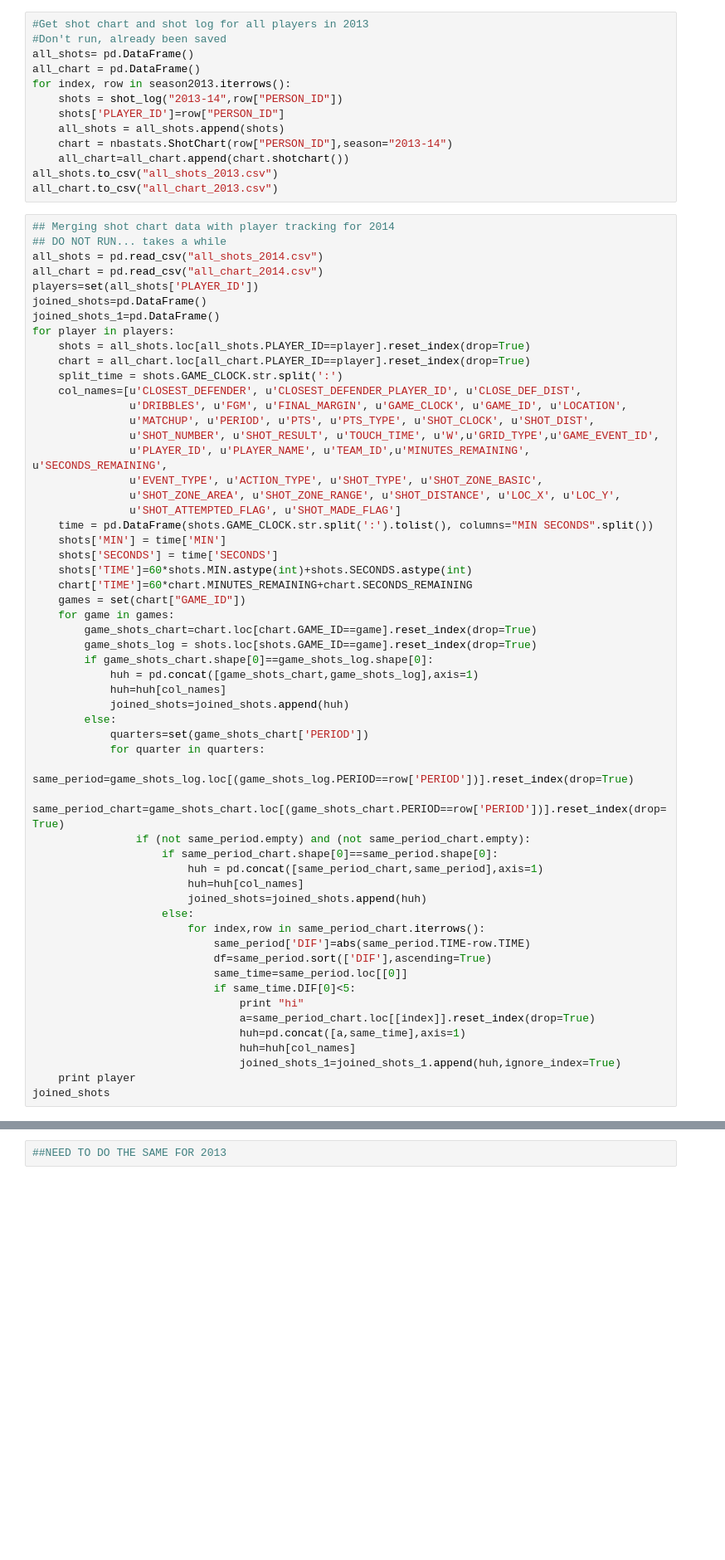
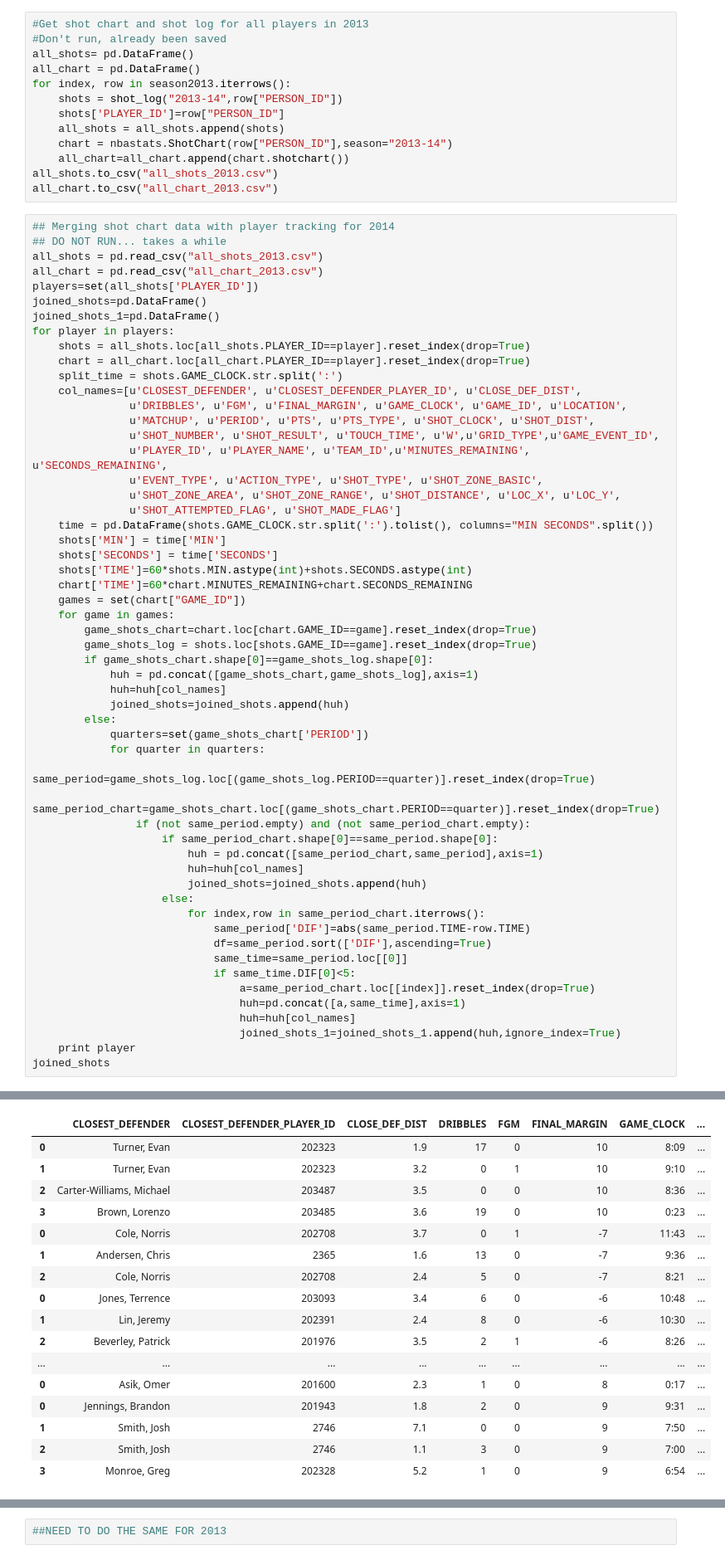
Before and after one commit to hwchase17/sportvu, a Jupyter notebook: SportVu_1.ipynb, the cells around one changed output, grey strips where cells are left out. Shown: that part at 83% size. Saved outputs shown, nothing was run; the diff lists cells and outputs as text; blank space fills up the shorter version.

Commit message:
Updated with 2013 shots

```diff
--- a/SportVu_1.ipynb
+++ b/SportVu_1.ipynb
@@ -95,8 +105,8 @@ all_chart.to_csv("all_chart_2013.csv")
 # %%
 ## Merging shot chart data with player tracking for 2014
 ## DO NOT RUN... takes a while
-all_shots = pd.read_csv("all_shots_2014.csv")
-all_chart = pd.read_csv("all_chart_2014.csv")
+all_shots = pd.read_csv("all_shots_2013.csv")
+all_chart = pd.read_csv("all_chart_2013.csv")
 players=set(all_shots['PLAYER_ID'])
 joined_shots=pd.DataFrame()
 joined_shots_1=pd.DataFrame()
@@ -128,8 +138,8 @@ for player in players:
         else:
             quarters=set(game_shots_chart['PERIOD'])
             for quarter in quarters:
-                same_period=game_shots_log.loc[(game_shots_log.PERIOD==row['PERIOD'])].reset_index(drop=True)
-                same_period_chart=game_shots_chart.loc[(game_shots_chart.PERIOD==row['PERIOD'])].reset_index(drop=True)
+                same_period=game_shots_log.loc[(game_shots_log.PERIOD==quarter)].reset_index(drop=True)
+                same_period_chart=game_shots_chart.loc[(game_shots_chart.PERIOD==quarter)].reset_index(drop=True)
                 if (not same_period.empty) and (not same_period_chart.empty):
                     if same_period_chart.shape[0]==same_period.shape[0]:
                         huh = pd.concat([same_period_chart,same_period],axis=1)
@@ -141,10 +151,10 @@ for player in players:
                             df=same_period.sort(['DIF'],ascending=True)
                             same_time=same_period.loc[[0]]
                             if same_time.DIF[0]<5:
-                                print "hi"
                                 a=same_period_chart.loc[[index]].reset_index(drop=True)
                                 huh=pd.concat([a,same_time],axis=1)
                                 huh=huh[col_names]
                                 joined_shots_1=joined_shots_1.append(huh,ignore_index=True)
     print player
 joined_shots
+# %% [output]
@@ -150,0 +178,17 @@ joined_shots
+|  | CLOSEST_DEFENDER | CLOSEST_DEFENDER_PLAYER_ID | CLOSE_DEF_DIST | DRIBBLES | FGM | FINAL_MARGIN | GAME_CLOCK | ... |
+| 0 | Turner, Evan | 202323 | 1.9 | 17 | 0 | 10 | 8:09 | ... |
+| 1 | Turner, Evan | 202323 | 3.2 | 0 | 1 | 10 | 9:10 | ... |
+| 2 | Carter-Williams, Michael | 203487 | 3.5 | 0 | 0 | 10 | 8:36 | ... |
+| 3 | Brown, Lorenzo | 203485 | 3.6 | 19 | 0 | 10 | 0:23 | ... |
+| 0 | Cole, Norris | 202708 | 3.7 | 0 | 1 | -7 | 11:43 | ... |
+| 1 | Andersen, Chris | 2365 | 1.6 | 13 | 0 | -7 | 9:36 | ... |
+| 2 | Cole, Norris | 202708 | 2.4 | 5 | 0 | -7 | 8:21 | ... |
+| 0 | Jones, Terrence | 203093 | 3.4 | 6 | 0 | -6 | 10:48 | ... |
+| 1 | Lin, Jeremy | 202391 | 2.4 | 8 | 0 | -6 | 10:30 | ... |
+| 2 | Beverley, Patrick | 201976 | 3.5 | 2 | 1 | -6 | 8:26 | ... |
+| ... | ... | ... | ... | ... | ... | ... | ... | ... |
+| 0 | Asik, Omer | 201600 | 2.3 | 1 | 0 | 8 | 0:17 | ... |
+| 0 | Jennings, Brandon | 201943 | 1.8 | 2 | 0 | 9 | 9:31 | ... |
+| 1 | Smith, Josh | 2746 | 7.1 | 0 | 0 | 9 | 7:50 | ... |
+| 2 | Smith, Josh | 2746 | 1.1 | 3 | 0 | 9 | 7:00 | ... |
+| 3 | Monroe, Greg | 202328 | 5.2 | 1 | 0 | 9 | 6:54 | ... |
```
Also changed, not shown: parts of 3 cells of this notebook, 1 other file.
